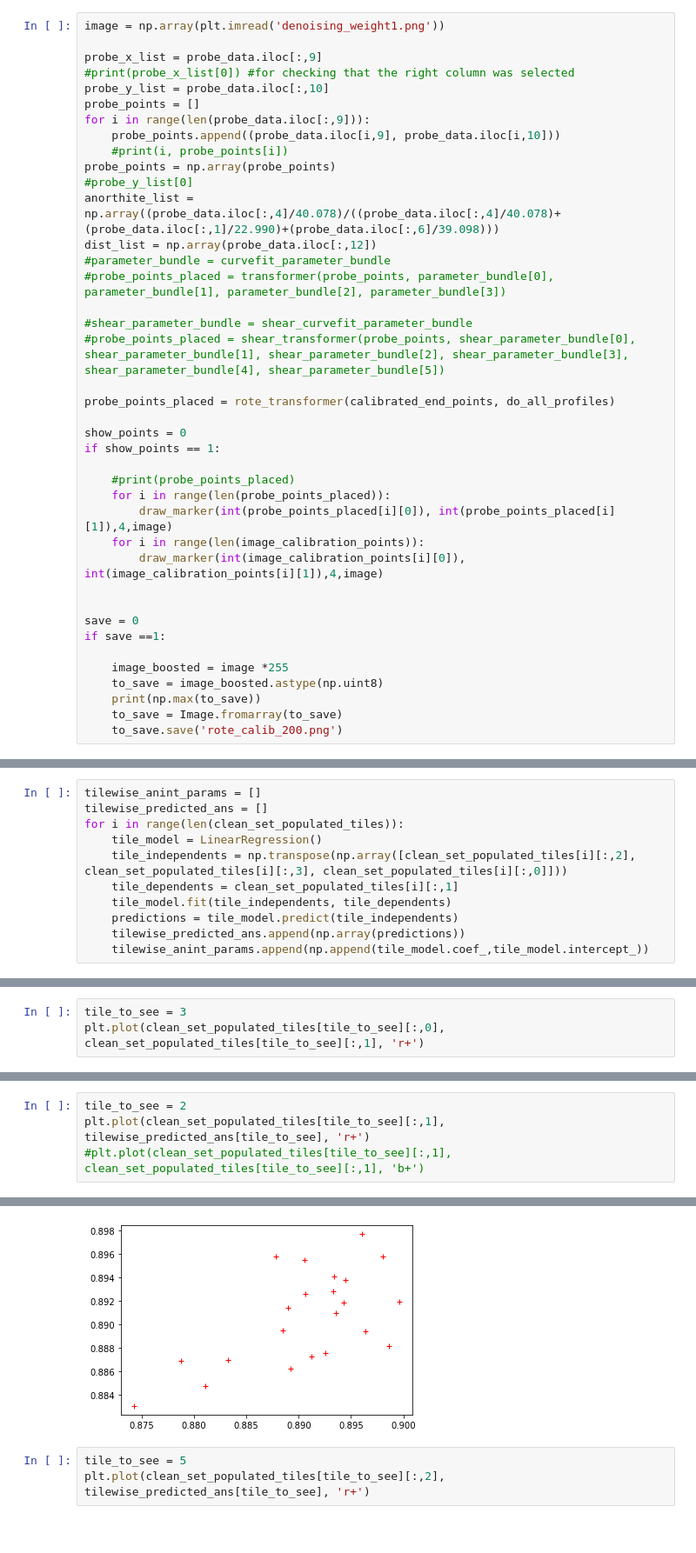
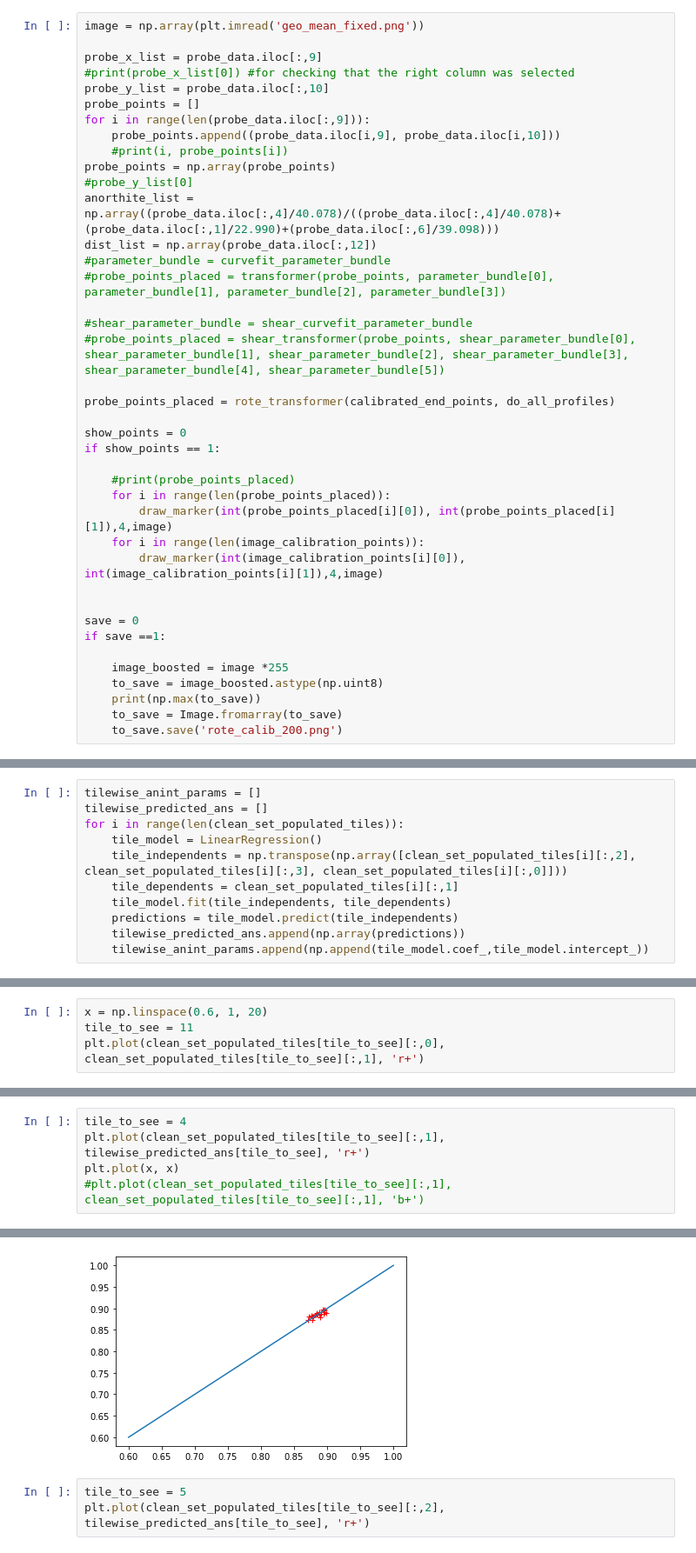
Before and after one commit to IExistSometimes/TIFF-An-y, a Jupyter notebook: Mapper.ipynb, the cells around one changed output, grey strips where cells are left out. Shown at 87% size. Drawn from its saved outputs; the diff is of its cells as text.

```diff
--- a/Mapper.ipynb
+++ b/Mapper.ipynb
@@ -143,7 +143,7 @@ for i in range(len(stage_calibration_points)):
     image_cal_points_for_opt.append(image_calibration_points[i][0])
     image_cal_points_for_opt.append(image_calibration_points[i][1])
 # %%
-image = np.array(plt.imread('denoising_weight1.png'))
+image = np.array(plt.imread('geo_mean_fixed.png'))
 
 probe_x_list = probe_data.iloc[:,9]
 #print(probe_x_list[0]) #for checking that the right column was selected
@@ -521,5 +516,6 @@ for i in range(len(clean_set_populated_tiles[tile_to_see][:,0])):
 # %%
-tile_to_see = 3
+x = np.linspace(0.6, 1, 20)
+tile_to_see = 11
 plt.plot(clean_set_populated_tiles[tile_to_see][:,0], clean_set_populated_tiles[tile_to_see][:,1], 'r+')
 # %% [output]
 [<matplotlib.lines.Line2D at 0x...>]
@@ -527,10 +523,11 @@ plt.plot(clean_set_populated_tiles[tile_to_see][:,0], clean_set_populated_tiles[
 # %%
-tile_to_see = 2
+tile_to_see = 4
 plt.plot(clean_set_populated_tiles[tile_to_see][:,1], tilewise_predicted_ans[tile_to_see], 'r+')
+plt.plot(x, x)
 #plt.plot(clean_set_populated_tiles[tile_to_see][:,1], clean_set_populated_tiles[tile_to_see][:,1], 'b+')
 # %% [output]
 [<matplotlib.lines.Line2D at 0x...>]
-[figure, old version]
+[figure, new version]
 # %%
 tile_to_see = 5
 plt.plot(clean_set_populated_tiles[tile_to_see][:,2], tilewise_predicted_ans[tile_to_see], 'r+')
```
Also changed, not shown: parts of 18 cells of this notebook, 4 other files.
